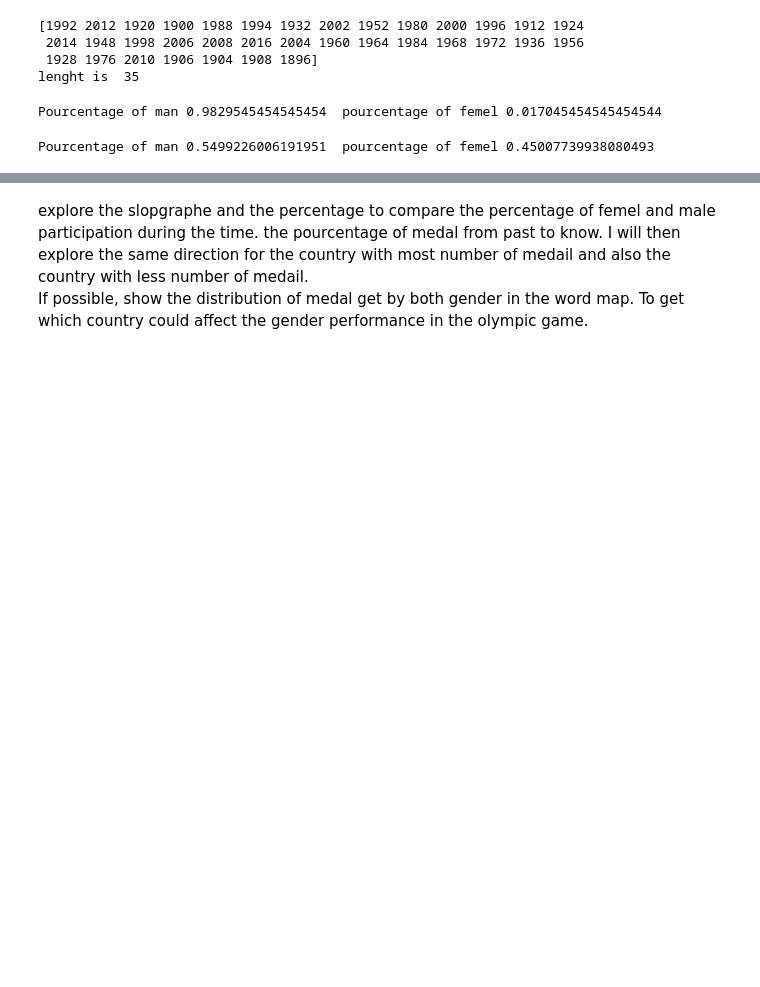
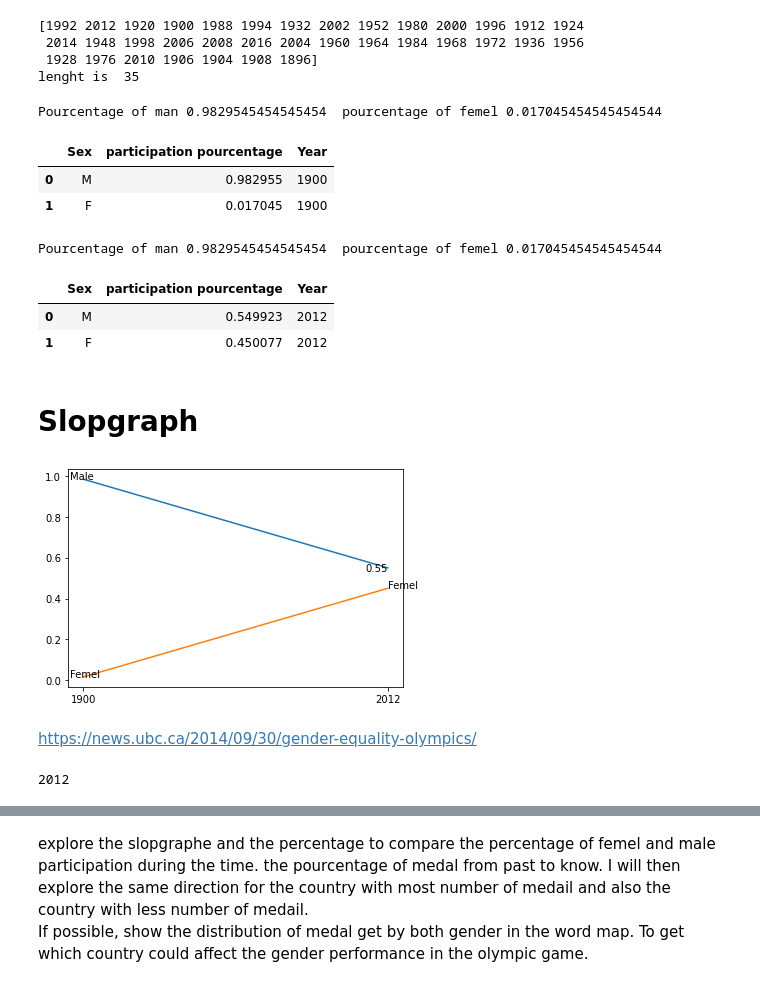
Before and after one commit to B23579/-anomaly-detection, a Jupyter notebook: data-visualization/analysis.ipynb, the cells around one changed output, grey strips where cells are left out. Saved outputs shown, nothing was run; the diff lists cells and outputs as text; code cells hidden in the pictures; blank space fills up the shorter version.

```diff
--- a/data-visualization/analysis.ipynb
+++ b/data-visualization/analysis.ipynb
@@ -62,9 +75,53 @@ PF= len(df92[df92["Sex"]=='F'])/(len(df92[df92["Sex"]=='M'])+len(df92[df92["Sex"
 print('Pourcentage of man', pM , " pourcentage of femel", PF)
 # %% [output]
 Pourcentage of man 0.9829545454545454  pourcentage of femel 0.017045454545454544
+# %%
+dt= {"Sex":["M","F"],'participation pourcentage':[pM,PF],"Year":[1900,1900]}
+dt=pd.DataFrame(dt)
+dt
+# %% [output]
+|  | Sex | participation pourcentage | Year |
+| 0 | M | 0.982955 | 1900 |
+| 1 | F | 0.017045 | 1900 |
 # %%
-pM = len(df20[df20["Sex"]=='M'])/(len(df20[df20["Sex"]=='M'])+len(df20[df20["Sex"]=='F']))
-PF= len(df20[df20["Sex"]=='F'])/(len(df20[df20["Sex"]=='M'])+len(df20[df20["Sex"]=='F']))
+PM = len(df20[df20["Sex"]=='M'])/(len(df20[df20["Sex"]=='M'])+len(df20[df20["Sex"]=='F']))
+pF= len(df20[df20["Sex"]=='F'])/(len(df20[df20["Sex"]=='M'])+len(df20[df20["Sex"]=='F']))
 print('Pourcentage of man', pM , " pourcentage of femel", PF)
 # %% [output]
-Pourcentage of man 0.5499226006191951  pourcentage of femel 0.45007739938080493
+Pourcentage of man 0.9829545454545454  pourcentage of femel 0.017045454545454544
+# %%
+dt2= {"Sex":["M","F"],'participation pourcentage':[PM,pF],"Year":[2012,2012]}
+dt2=pd.DataFrame(dt2)
+dt2
+# %% [output]
+|  | Sex | participation pourcentage | Year |
+| 0 | M | 0.549923 | 2012 |
+| 1 | F | 0.450077 | 2012 |
+# %% [markdown]
+# Slopgraph
+# %%
+
+frames = [dt2, dt]
+result = pd.concat(frames,axis=0)
+result
+fm= result[result['Sex']=='M']
+ff= result[result['Sex']=='F']
+# %%
+plt.plot(fm['Year'], fm['participation pourcentage'])
+plt.plot(ff['Year'], ff['participation pourcentage'])
+plt.xticks([1900, 2012])
+plt.text(fm['Year'].values[0]+0.02, fm['participation pourcentage'].values[0], '{:,.2f}'.format(fm['participation pourcentage'].values[0]), va='center', ha='right')
+plt.text(ff['Year'].values[0]+0.02, ff['participation pourcentage'].values[0], 'Femel')
+plt.xticks([1900, 2012])
+plt.text(fm['Year'].values[-1]-5, fm['participation pourcentage'].values[-1], 'Male')
+plt.text(ff['Year'].values[-1]-5, ff['participation pourcentage'].values[-1], 'Femel')
+
+plt.show()
+# %% [output]
+[figure, added]
+# %% [markdown]
+https://news.ubc.ca/2014/09/30/gender-equality-olympics/
+# %%
+fm['Year'].values[0]
+# %% [output]
+2012
```
Also changed, not shown: parts of 22 cells of this notebook, 1 other file.
